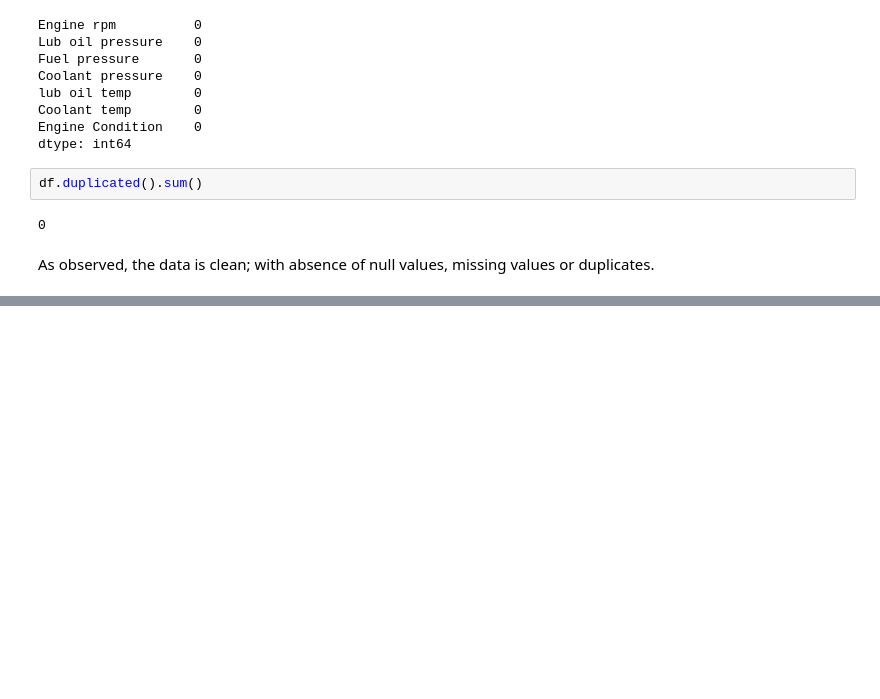
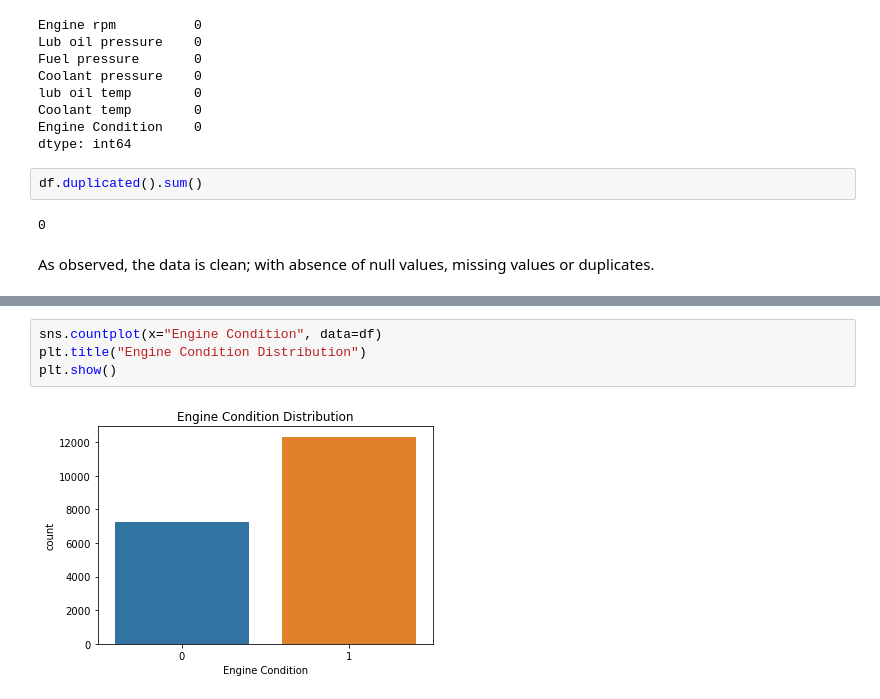
Before and after one commit to Benbellah-Owino/capstone-group3-karu, a Jupyter notebook: notebooks/tricia.ipynb, the cells around one changed output, grey strips where cells are left out. Drawn from its saved outputs; the diff is of its cells as text; blank space fills up the shorter version.

```diff
--- a/notebooks/tricia.ipynb
+++ b/notebooks/tricia.ipynb
@@ -99,0 +111,6 @@ As observed, the data is clean; with absence of null values, missing values or d
+# %%
+sns.countplot(x="Engine Condition", data=df)
+plt.title("Engine Condition Distribution")
+plt.show()
+# %% [output]
+[figure, added]
```
Also changed, not shown: parts of 7 cells of this notebook.
